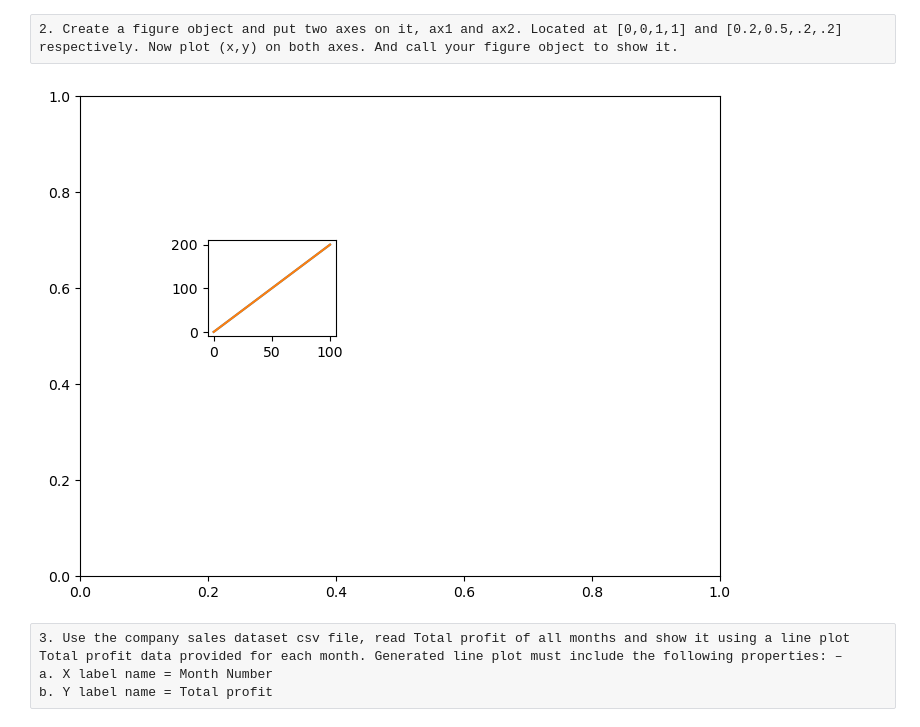
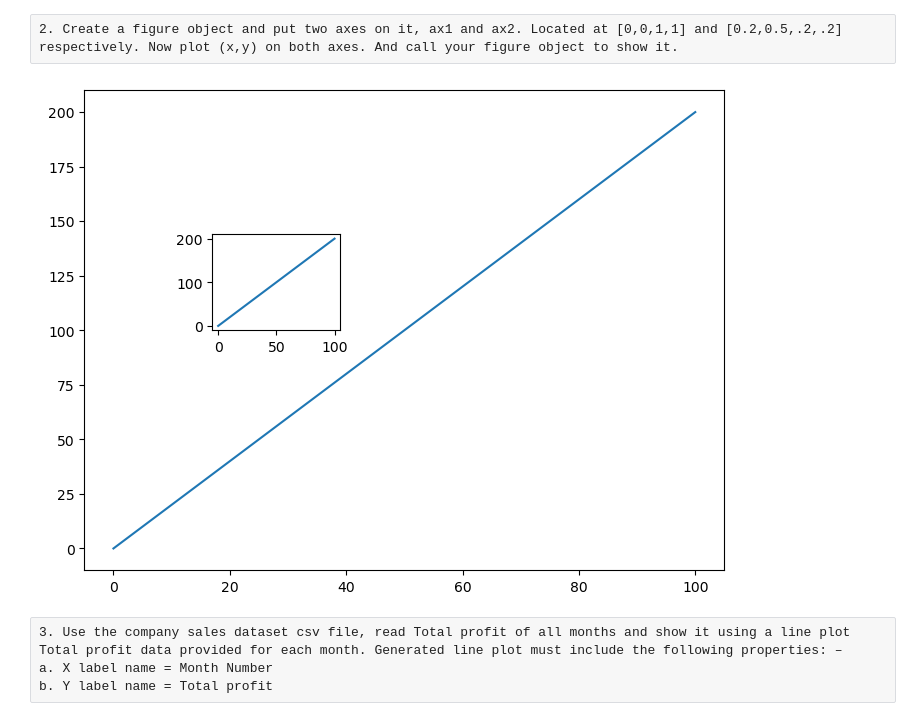
Before and after one commit to arnavjagia/5-sem-lab, a Jupyter notebook: ML/week 2 - matplotlib/week 2.ipynb, the cells around one changed output. Cells and saved outputs as stored; diff of their text form; code cells hidden in the pictures.

```diff
--- a/ML/week 2 - matplotlib/week 2.ipynb
+++ b/ML/week 2 - matplotlib/week 2.ipynb
@@ -24,12 +24,12 @@ respectively. Now plot (x,y) on both axes. And call your figure object to show i
 # %%
 fig = plt.figure()
 ax1 = fig.add_axes([0, 0, 1, 1])
 ax2 = fig.add_axes([0.2, 0.5, 0.2, 0.2])
-plt.plot([0, 100], [0, 200])
-plt.plot([0, 100], [0, 200])
+ax1.plot([0, 100], [0, 200])
+ax2.plot([0, 100], [0, 200])
 plt.show()
 # %% [output]
-[figure, old version]
+[figure, new version]
 # %% [raw]
 3. Use the company sales dataset csv file, read Total profit of all months and show it using a line plot
 Total profit data provided for each month. Generated line plot must include the following properties: –
```
